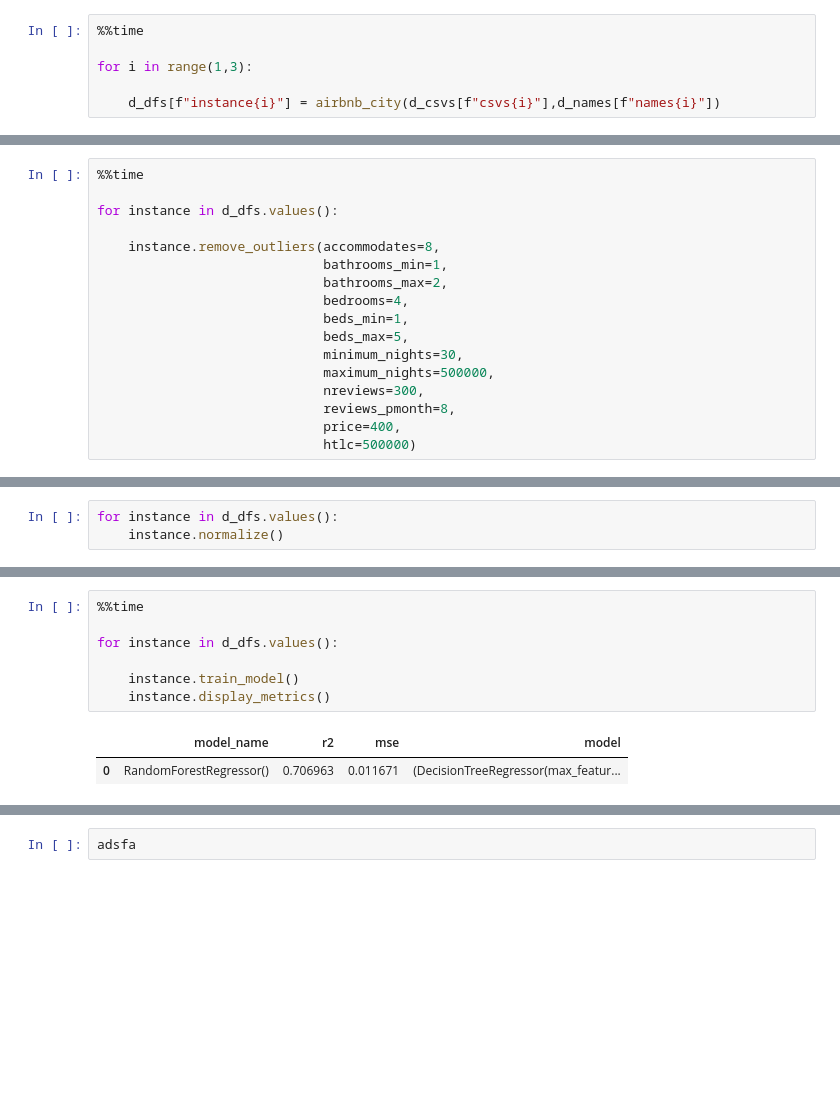
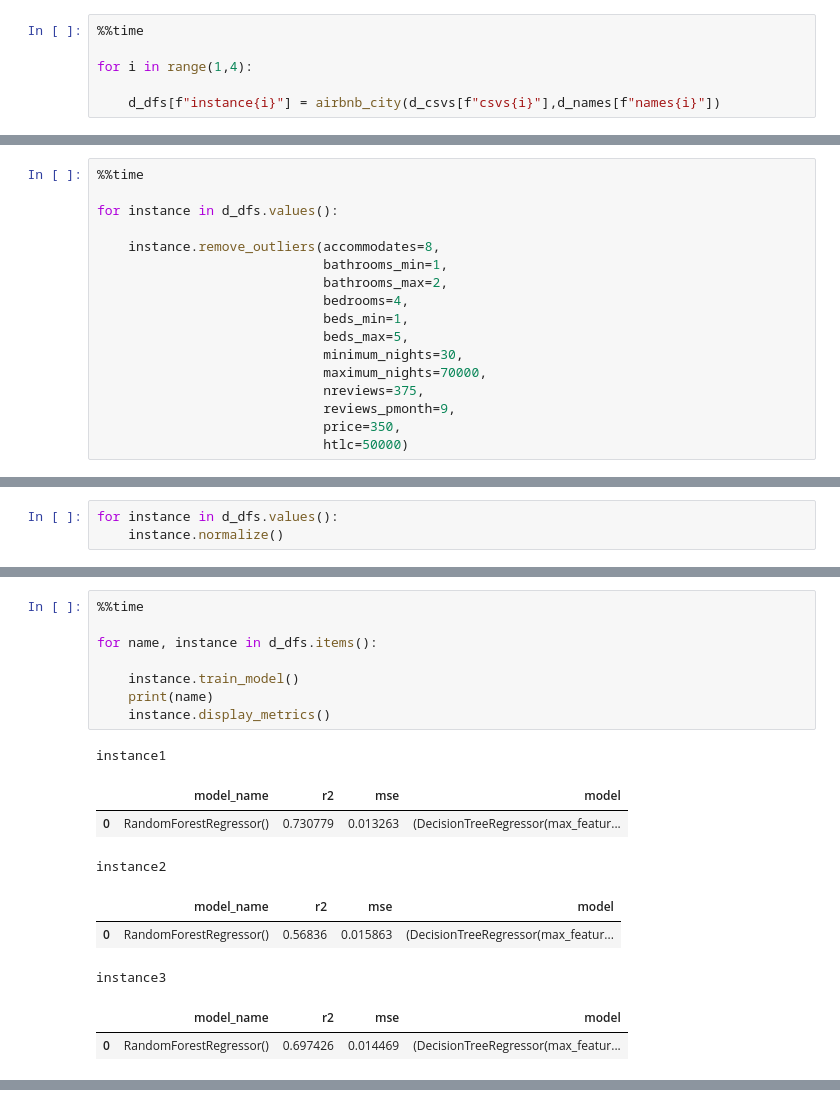
Before and after one commit to coisigna/dsb_p2_airbnb_price_predictor, a Jupyter notebook: ipynbs/Class.ipynb, the cells around one changed output, grey strips where cells are left out. Saved outputs shown, nothing was run; the diff lists cells and outputs as text; blank space fills up the shorter version.

```diff
--- a/ipynbs/Class.ipynb
+++ b/ipynbs/Class.ipynb
@@ -409,7 +410,7 @@ d_dfs = dict()
 # %%
 %%time
 
-for i in range(1,3):
+for i in range(1,4):
 
     d_dfs[f"instance{i}"] = airbnb_city(d_csvs[f"csvs{i}"],d_names[f"names{i}"])
 # %% [output]
@@ -461,9 +468,9 @@ for instance in d_dfs.values():
                              beds_min=1,
                              beds_max=5,
                              minimum_nights=30,
-                             maximum_nights=500000,
-                             nreviews=300,
-                             reviews_pmonth=8,
-                             price=400,
-                             htlc=500000)
+                             maximum_nights=70000,
+                             nreviews=375,
+                             reviews_pmonth=9,
+                             price=350,
+                             htlc=50000)
 # %% [output]
@@ -502,10 +497,18 @@ X_test: (26226, 17) | y_test: (26226,)
 # %%
 %%time
 
-for instance in d_dfs.values():
+for name, instance in d_dfs.items():
 
     instance.train_model()
+    print(name)
     instance.display_metrics()
 # %% [output]
+instance1
 |  | model_name | r2 | mse | model |
-| 0 | RandomForestRegressor() | 0.706963 | 0.011671 | (DecisionTreeRegressor(max_featur... |
+| 0 | RandomForestRegressor() | 0.730779 | 0.013263 | (DecisionTreeRegressor(max_featur... |
+instance2
+|  | model_name | r2 | mse | model |
+| 0 | RandomForestRegressor() | 0.56836 | 0.015863 | (DecisionTreeRegressor(max_featur... |
+instance3
+|  | model_name | r2 | mse | model |
+| 0 | RandomForestRegressor() | 0.697426 | 0.014469 | (DecisionTreeRegressor(max_featur... |
@@ -512,2 +516,0 @@ for instance in d_dfs.values():
-# %%
-adsfa
```
Also changed, not shown: parts of 13 cells of this notebook.
